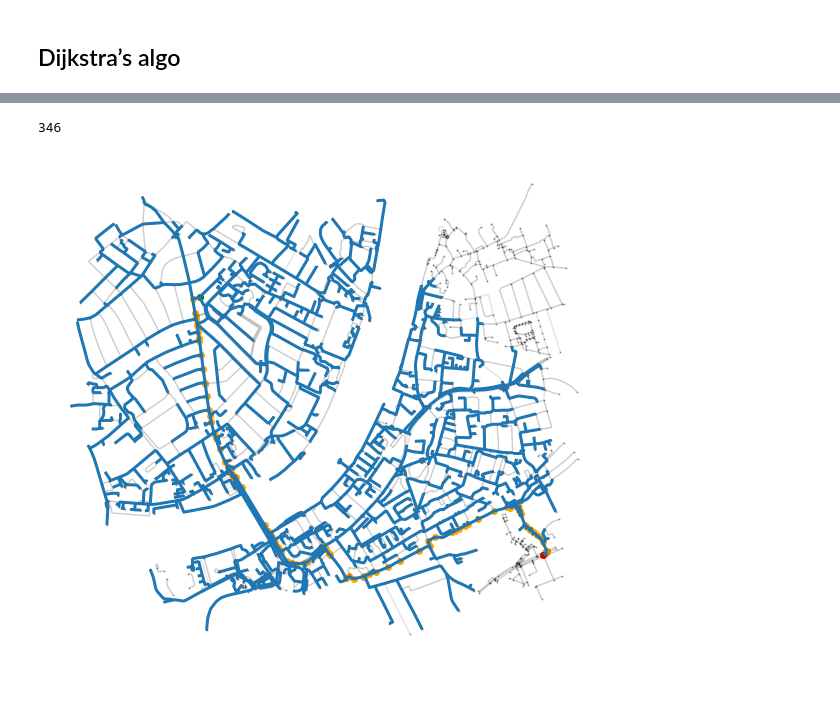
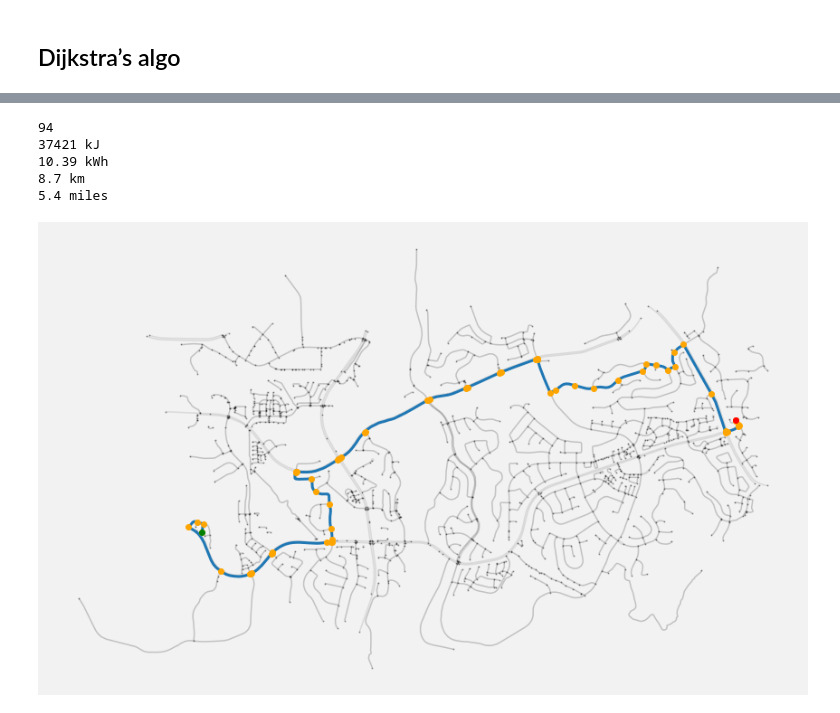
Before and after one commit to LegoYoda112/DESE60004-Optimization, a Jupyter notebook: RouterV0.ipynb, the cells around one changed output, grey strips where cells are left out. Drawn from its saved outputs; the diff is of its cells as text; code cells hidden in the pictures.

Commit message:
Energy optimal router

```diff
--- a/RouterV0.ipynb
+++ b/RouterV0.ipynb
@@ -124,9 +197,7 @@ class RoadNetwork:
 ## Network loading and inspection
 # %%
 network = RoadNetwork()
-network.load_from_file('wands3.osm')
-network.preprocess()
-network.preprocess()
+network.load_from_file('sanmarco.osm')
 network.preprocess()
 print("plotting..")
 network
@@ -226,10 +405,10 @@ display()
 # %%
 node_ids = copy.copy(network.get_node_ids())
 
-#source_node_id = node_ids[1]
-source_node_id = 27089788
-goal_node_id = node_ids[185]
-# goal_node_id = 3380860046
+source_node_id = node_ids[52]
+#source_node_id = 27089788
+goal_node_id = node_ids[400]
+#goal_node_id = 3380860046
 print(source_node_id)
 
 distances = pd.DataFrame({"dist": pd.Series(dtype='float'), "prev": pd.Series(dtype='int')}, index=node_ids)
@@ -242,6 +421,5 @@ distances['dist'][source_node_id] = 0.0
 print(distances['prev'][source_node_id].astype("int64"))
 
 edge_list = []
-
 filenames = []
 # %% [output]
@@ -317,6 +507,20 @@ def dijkstras_reverse():
 
     return node_ids, edges
 # %%
+node_ids = copy.copy(network.get_node_ids())
+distances = pd.DataFrame({"dist": pd.Series(dtype='float'), "prev": pd.Series(dtype='int')}, index=node_ids)
+#distances.set_index(node_ids)
+Q = node_ids
+
+distances['dist'][source_node_id] = 0.0
+#distances['prev'][source_node_id] = source_node_id
+
+print(distances['prev'][source_node_id].astype("int64"))
+
+edge_list = []
+
+filenames = []
+
 while goal_node_id in Q:
     iterate_dijkstras()
 
@@ -353,25 +543,36 @@ edges
 # %%
 # Plot network
-fig, ax = network.plot_basic((10, 10))
+fig, ax = network.plot_basic((15, 15))
 
-edges = network.edges[network.edges.index.isin(edge_list)]
-edges.plot(ax = ax, color = "black")
 
 
 # Plot node
 #network.plot_node_from_id(ax, u)
 for node_id in node_ids:
     network.plot_node_from_id(ax, node_id)
 
 network.plot_node_from_id(ax, source_node_id, "green")
 network.plot_node_from_id(ax, goal_node_id, "red")
 
 edges.plot(ax = ax, linewidth = 3)
 
 
+#edges = network.edges[network.edges.index.isin(edge_list)]
+#edges.plot(ax = ax, color = "black")
 
 print(len(Q))
-# print(edge_list)
+
+path_energy = getPathEnergy(edges)
+print(round(path_energy), "kJ")
+print(round(path_energy / 3600, 2), "kWh")
+
+path_length = getPathLength(edges)
+print(round(path_length / 1000, 2), "km")
+print(round(path_length / 1000 * 0.6213712, 2), "miles")
 # %% [output]
-346
+94
+37421 kJ
+10.39 kWh
+8.7 km
+5.4 miles
-[figure, old version]
+[figure, new version]
```
Also changed, not shown: parts of 20 cells of this notebook, 45 other files.
